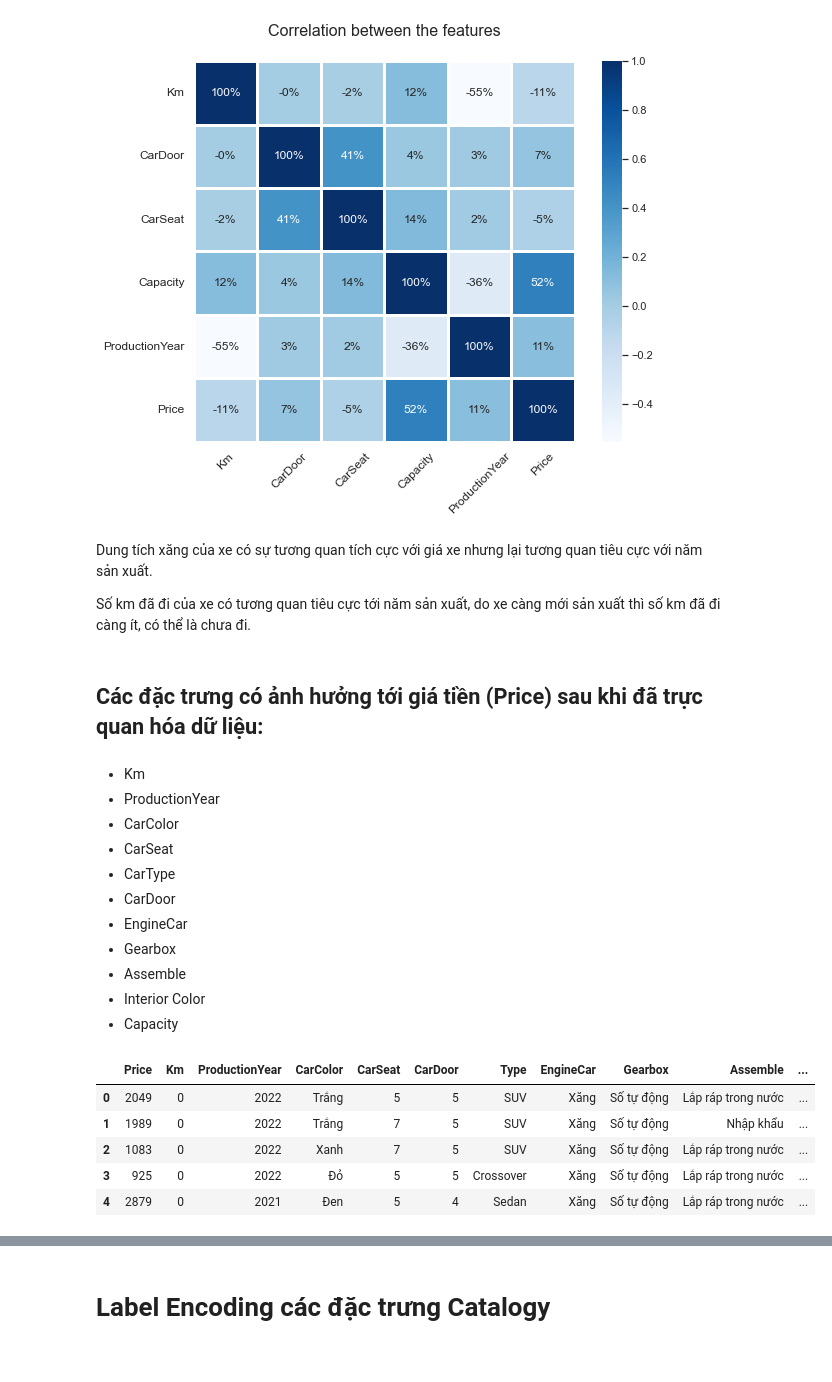
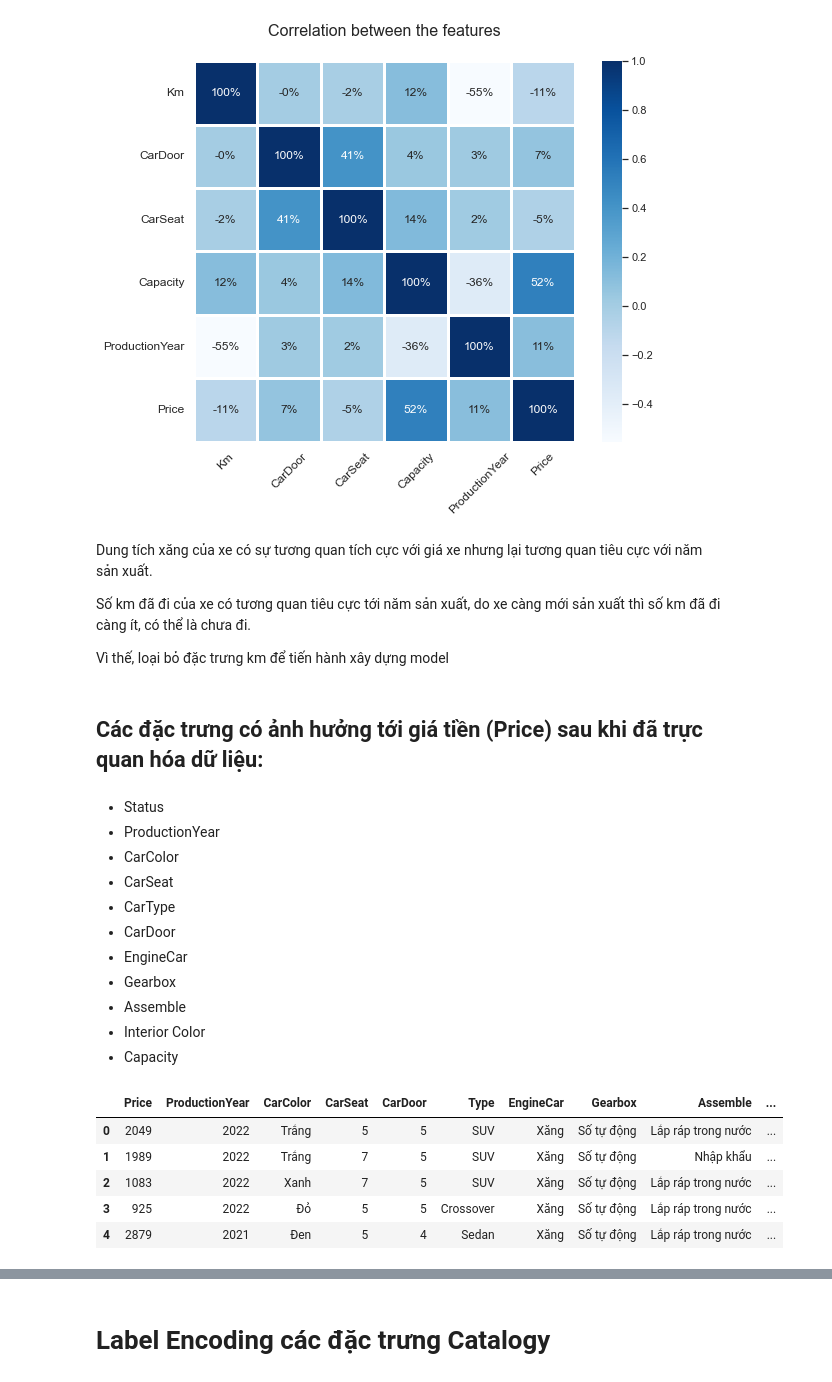
Before and after one commit to Kim-bk/car-price-prediction, a Jupyter notebook: Huy/RandomForestRegression1.ipynb, the cells around one changed output, grey strips where cells are left out. Cells and saved outputs as stored; diff of their text form; code cells hidden in the pictures.

```diff
--- a/Huy/RandomForestRegression1.ipynb
+++ b/Huy/RandomForestRegression1.ipynb
@@ -291,11 +291,13 @@ axis.set_yticklabels(NummericData, fontsize=12, rotation= 0)
 Dung tích xăng của xe có sự tương quan tích cực với giá xe nhưng lại tương quan tiêu cực với năm sản xuất.
 
 Số km đã đi của xe có tương quan tiêu cực tới năm sản xuất, do xe càng mới sản xuất thì số km đã đi càng ít, có thể là chưa đi.
+
+Vì thế, loại bỏ đặc trưng km để tiến hành xây dựng model
 # %% [markdown]
 Các đặc trưng có ảnh hưởng tới giá tiền (Price) sau khi đã trực quan hóa dữ liệu:
 ---
 # %% [markdown]
-- Km
+- Status
 - ProductionYear
 - CarColor
 - CarSeat
@@ -307,16 +309,16 @@ Các đặc trưng có ảnh hưởng tới giá tiền (Price) sau khi đã tr
 - Interior Color
 - Capacity
 # %%
-cars_lr = cars[['Price','Km', 'ProductionYear','CarColor', 'CarSeat','CarDoor', 'Type',
-                  'EngineCar', 'Gearbox', 'Assemble', 'InteriorColor', 'Capacity']]
+cars_lr = cars[['Price', 'ProductionYear','CarColor', 'CarSeat','CarDoor', 'Type',
+                  'EngineCar', 'Gearbox', 'Assemble', 'InteriorColor', 'Capacity', 'Status']]
 cars_lr.head()
 # %% [output]
-|  | Price | Km | ProductionYear | CarColor | CarSeat | CarDoor | Type | EngineCar | Gearbox | Assemble | ... |
-| 0 | 2049 | 0 | 2022 | Trắng | 5 | 5 | SUV | Xăng | Số tự động | Lắp ráp trong nước | ... |
-| 1 | 1989 | 0 | 2022 | Trắng | 7 | 5 | SUV | Xăng | Số tự động | Nhập khẩu | ... |
-| 2 | 1083 | 0 | 2022 | Xanh | 7 | 5 | SUV | Xăng | Số tự động | Lắp ráp trong nước | ... |
-| 3 | 925 | 0 | 2022 | Đỏ | 5 | 5 | Crossover | Xăng | Số tự động | Lắp ráp trong nước | ... |
-| 4 | 2879 | 0 | 2021 | Đen | 5 | 4 | Sedan | Xăng | Số tự động | Lắp ráp trong nước | ... |
+|  | Price | ProductionYear | CarColor | CarSeat | CarDoor | Type | EngineCar | Gearbox | Assemble | ... |
+| 0 | 2049 | 2022 | Trắng | 5 | 5 | SUV | Xăng | Số tự động | Lắp ráp trong nước | ... |
+| 1 | 1989 | 2022 | Trắng | 7 | 5 | SUV | Xăng | Số tự động | Nhập khẩu | ... |
+| 2 | 1083 | 2022 | Xanh | 7 | 5 | SUV | Xăng | Số tự động | Lắp ráp trong nước | ... |
+| 3 | 925 | 2022 | Đỏ | 5 | 5 | Crossover | Xăng | Số tự động | Lắp ráp trong nước | ... |
+| 4 | 2879 | 2021 | Đen | 5 | 4 | Sedan | Xăng | Số tự động | Lắp ráp trong nước | ... |
 # %%
 cars_lr.head()
 # %% [output]
```
Also changed, not shown: parts of 22 cells of this notebook.
